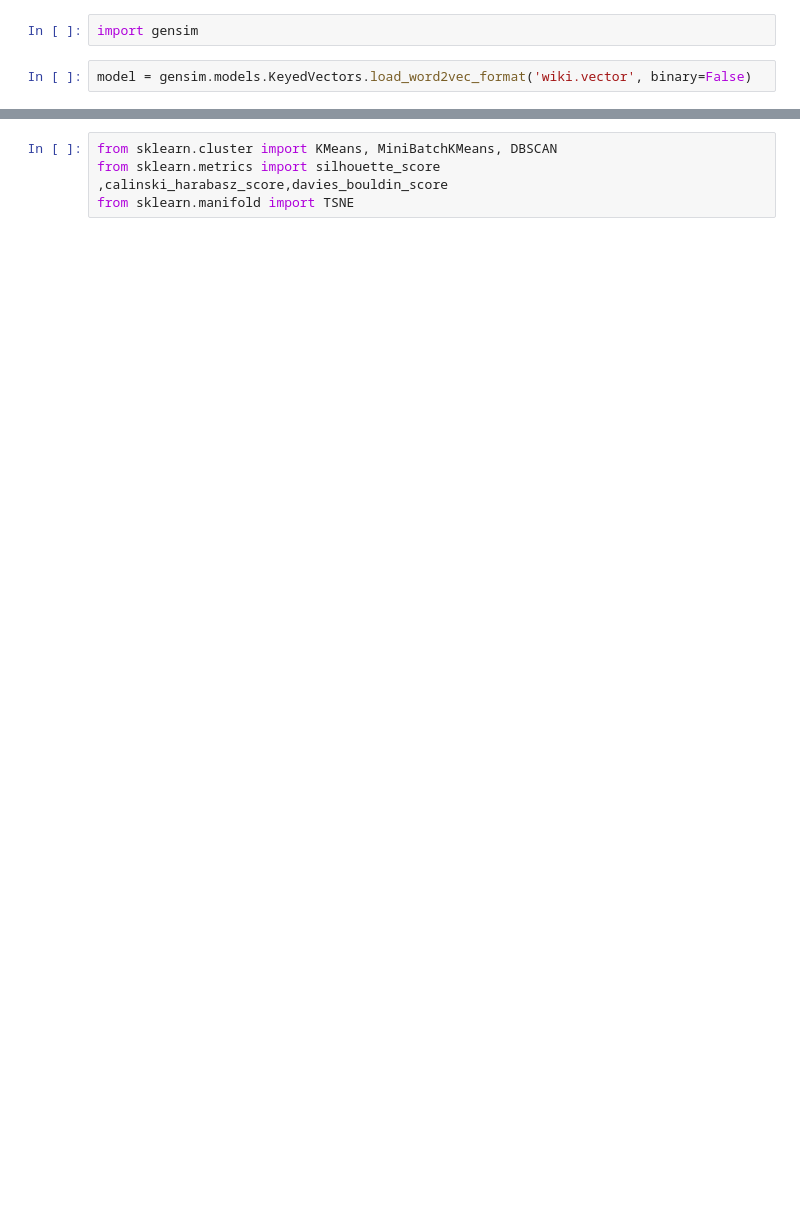
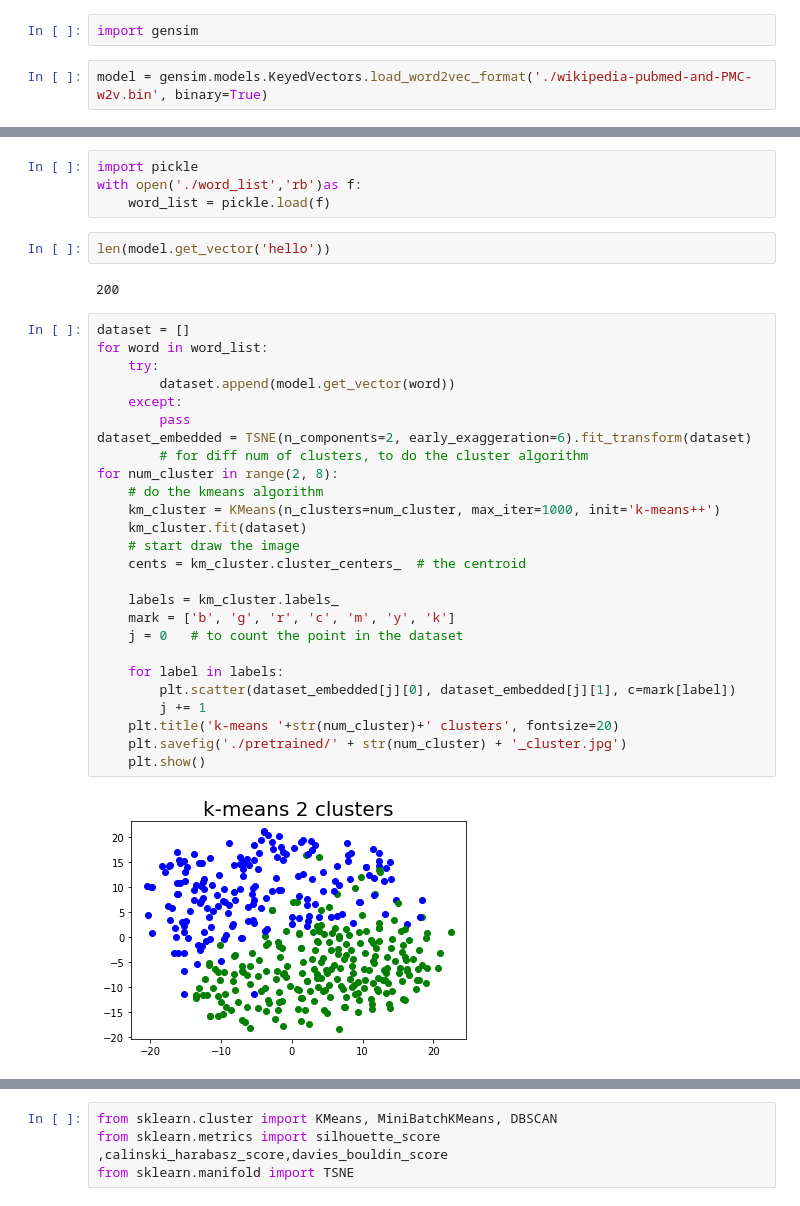
Before and after one commit to eric-hang/nlp, a Jupyter notebook: hw1/hw1.ipynb, the cells around one changed output, grey strips where cells are left out. Drawn from its saved outputs; the diff is of its cells as text; blank space fills up the shorter version.

```diff
--- a/hw1/hw1.ipynb
+++ b/hw1/hw1.ipynb
@@ -98,5 +98,5 @@ model.wv.save_word2vec_format(outp2, binary=False)
 # %%
 import gensim
 # %%
-model = gensim.models.KeyedVectors.load_word2vec_format('wiki.vector', binary=False)
+model = gensim.models.KeyedVectors.load_word2vec_format('./wikipedia-pubmed-and-PMC-w2v.bin', binary=True)
 # %% [output]
@@ -104,0 +105,36 @@ model = gensim.models.KeyedVectors.load_word2vec_format('wiki.vector', binary=Fa
+# %%
+import pickle
+with open('./word_list','rb')as f:
+    word_list = pickle.load(f)
+# %%
+len(model.get_vector('hello'))
+# %% [output]
+200
+# %%
+dataset = []
+for word in word_list:
+    try:
+        dataset.append(model.get_vector(word))
+    except:
+        pass
+dataset_embedded = TSNE(n_components=2, early_exaggeration=6).fit_transform(dataset)
+        # for diff num of clusters, to do the cluster algorithm
+for num_cluster in range(2, 8):
+    # do the kmeans algorithm
+    km_cluster = KMeans(n_clusters=num_cluster, max_iter=1000, init='k-means++')
+    km_cluster.fit(dataset)
+    # start draw the image
+    cents = km_cluster.cluster_centers_  # the centroid
+
+    labels = km_cluster.labels_
+    mark = ['b', 'g', 'r', 'c', 'm', 'y', 'k']
+    j = 0   # to count the point in the dataset
+
+    for label in labels:
+        plt.scatter(dataset_embedded[j][0], dataset_embedded[j][1], c=mark[label])
+        j += 1
+    plt.title('k-means '+str(num_cluster)+' clusters', fontsize=20)
+    plt.savefig('./pretrained/' + str(num_cluster) + '_cluster.jpg')
+    plt.show()
+# %% [output]
+[figure, added]
```
Also changed, not shown: parts of 18 cells of this notebook.
